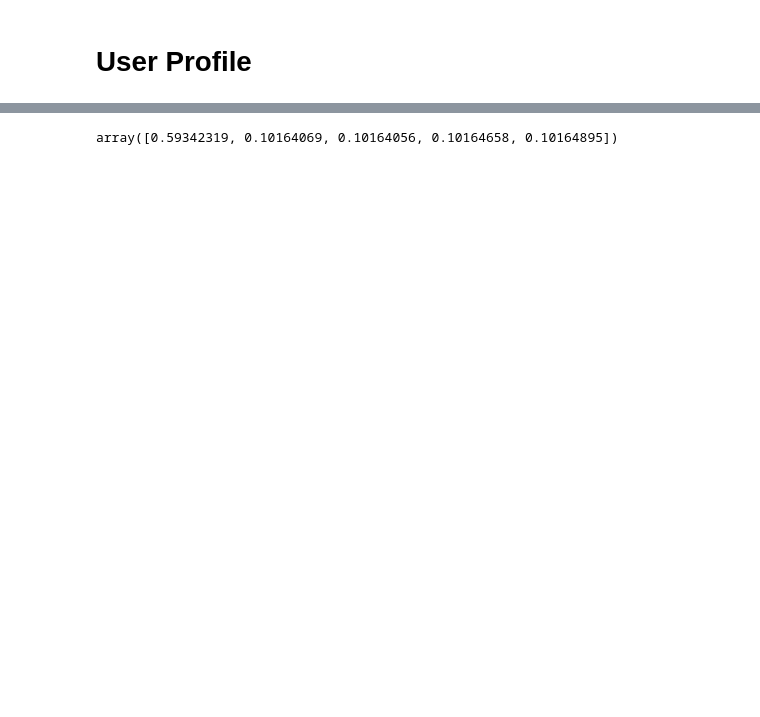
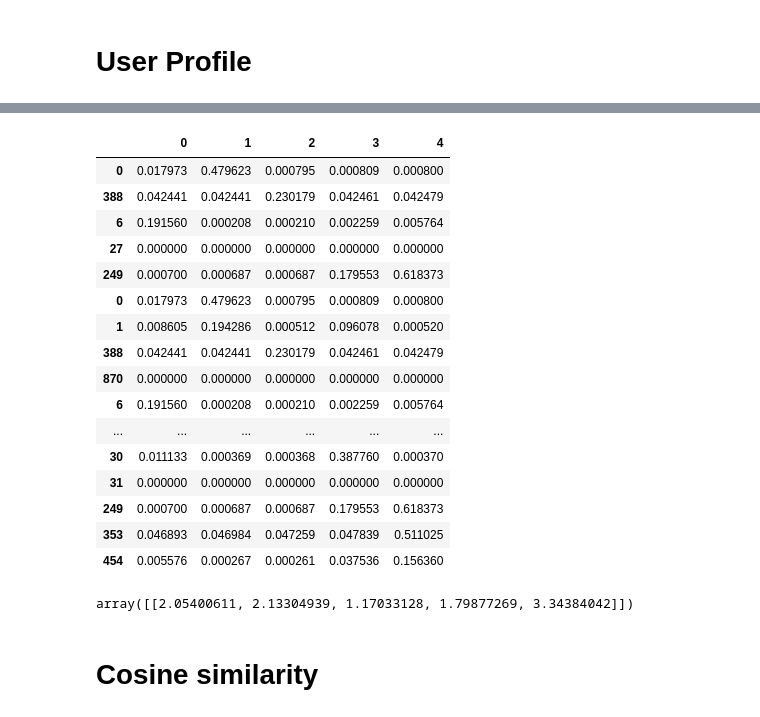
Before and after one commit to Nindal/News_Recommender, a Jupyter notebook: News Recommender Project.ipynb, the cells around one changed output, grey strips where cells are left out. Cells and saved outputs as stored; diff of their text form; code cells hidden in the pictures; blank space fills up the shorter version.

```diff
--- a/News Recommender Project.ipynb
+++ b/News Recommender Project.ipynb
@@ -139,0 +177,20 @@ for i in range(5):
+# %%
+user_prof
+# %% [output]
+|  | 0 | 1 | 2 | 3 | 4 |
+| 0 | 0.017973 | 0.479623 | 0.000795 | 0.000809 | 0.000800 |
+| 388 | 0.042441 | 0.042441 | 0.230179 | 0.042461 | 0.042479 |
+| 6 | 0.191560 | 0.000208 | 0.000210 | 0.002259 | 0.005764 |
+| 27 | 0.000000 | 0.000000 | 0.000000 | 0.000000 | 0.000000 |
+| 249 | 0.000700 | 0.000687 | 0.000687 | 0.179553 | 0.618373 |
+| 0 | 0.017973 | 0.479623 | 0.000795 | 0.000809 | 0.000800 |
+| 1 | 0.008605 | 0.194286 | 0.000512 | 0.096078 | 0.000520 |
+| 388 | 0.042441 | 0.042441 | 0.230179 | 0.042461 | 0.042479 |
+| 870 | 0.000000 | 0.000000 | 0.000000 | 0.000000 | 0.000000 |
+| 6 | 0.191560 | 0.000208 | 0.000210 | 0.002259 | 0.005764 |
+| ... | ... | ... | ... | ... | ... |
+| 30 | 0.011133 | 0.000369 | 0.000368 | 0.387760 | 0.000370 |
+| 31 | 0.000000 | 0.000000 | 0.000000 | 0.000000 | 0.000000 |
+| 249 | 0.000700 | 0.000687 | 0.000687 | 0.179553 | 0.618373 |
+| 353 | 0.046893 | 0.046984 | 0.047259 | 0.047839 | 0.511025 |
+| 454 | 0.005576 | 0.000267 | 0.000261 | 0.037536 | 0.156360 |
@@ -143,4 +201,6 @@ topics=topics.reshape(4831,5)
-# %%
-topics[388]
-# %% [output]
-array([0.59342319, 0.10164069, 0.10164056, 0.10164658, 0.10164895])
+# %%
+new_user
+# %% [output]
+array([[2.05400611, 2.13304939, 1.17033128, 1.79877269, 3.34384042]])
+# %% [markdown]
+# Cosine similarity
```
Also changed, not shown: parts of 26 cells of this notebook.
